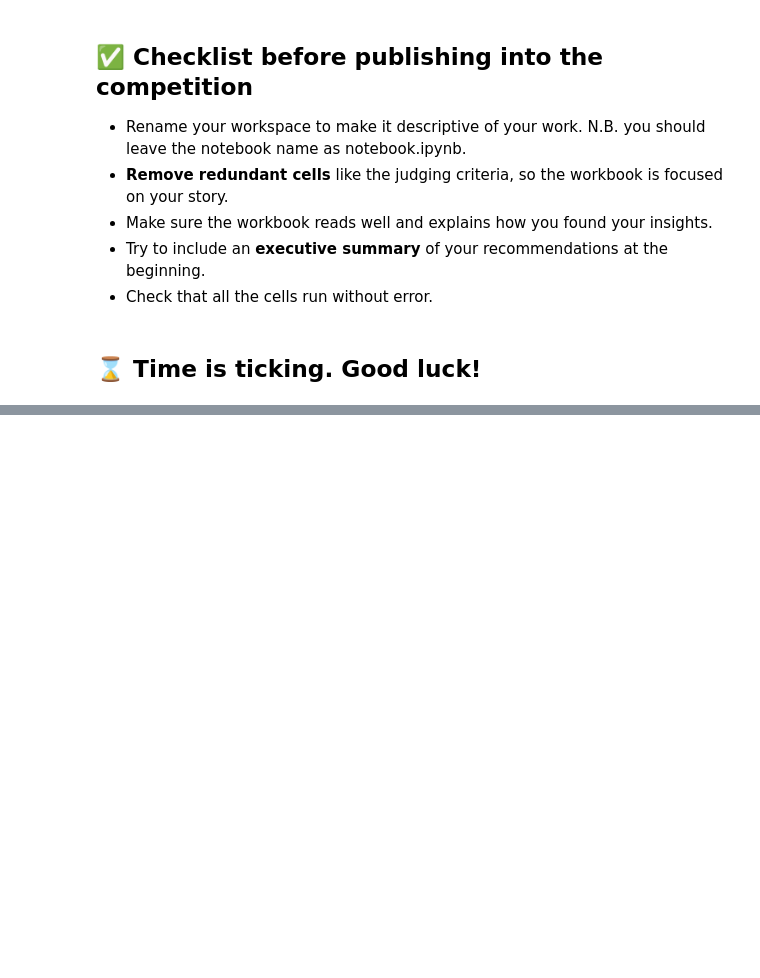
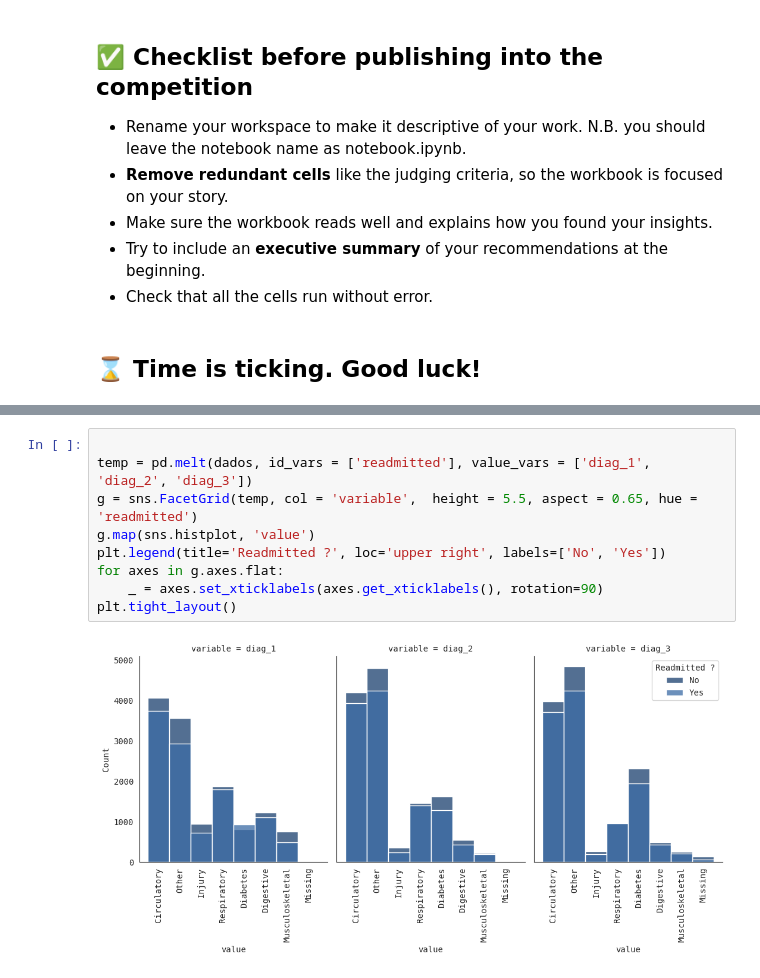
Before and after one commit to andreggalvao/hospitals_readmissions, a Jupyter notebook: hosp_readmissions.ipynb, the cells around one changed output, grey strips where cells are left out. Saved outputs shown, nothing was run; the diff lists cells and outputs as text; blank space fills up the shorter version.

```diff
--- a/hosp_readmissions.ipynb
+++ b/hosp_readmissions.ipynb
@@ -67,0 +198,11 @@ Create a report that covers the following:
+# %%
+
+temp = pd.melt(dados, id_vars = ['readmitted'], value_vars = ['diag_1', 'diag_2', 'diag_3'])
+g = sns.FacetGrid(temp, col = 'variable',  height = 5.5, aspect = 0.65, hue = 'readmitted')
+g.map(sns.histplot, 'value')
+plt.legend(title='Readmitted ?', loc='upper right', labels=['No', 'Yes'])
+for axes in g.axes.flat:
+    _ = axes.set_xticklabels(axes.get_xticklabels(), rotation=90)
+plt.tight_layout()
+# %% [output]
+[figure, added]
```
Also changed, not shown: parts of 15 cells of this notebook, 3 other files.
